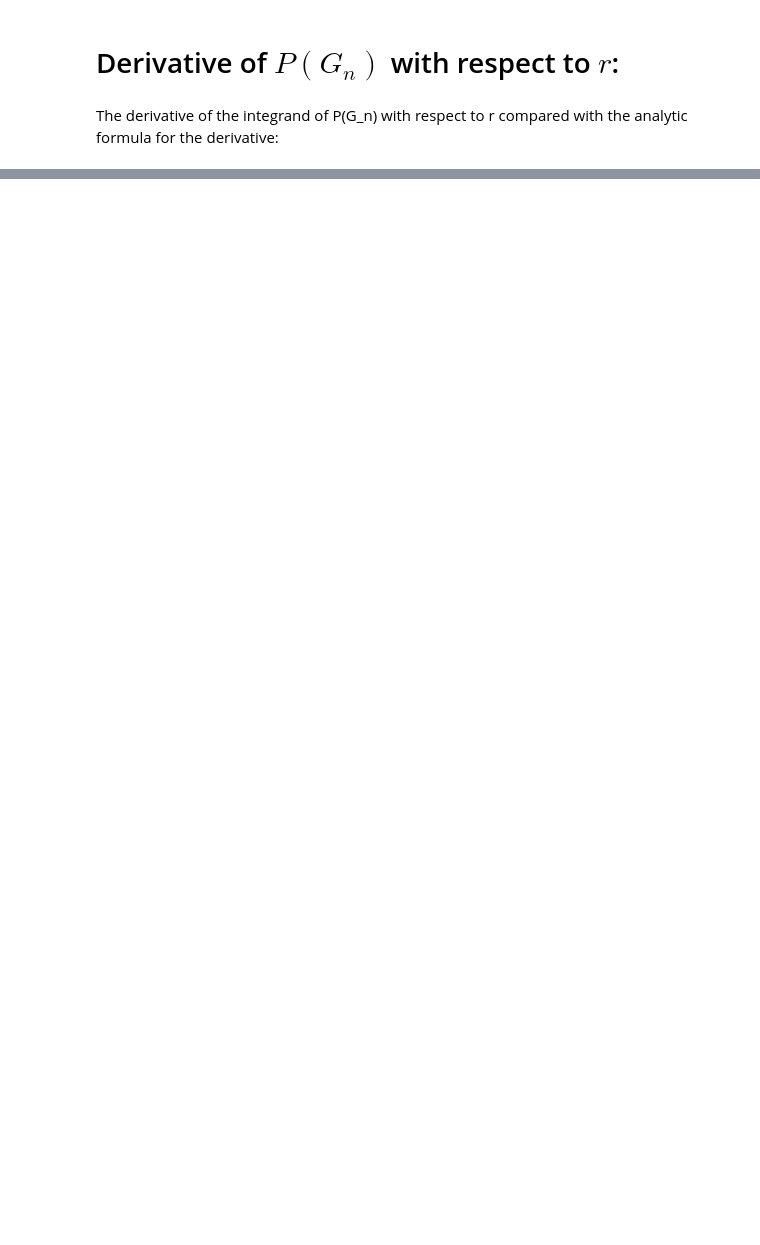
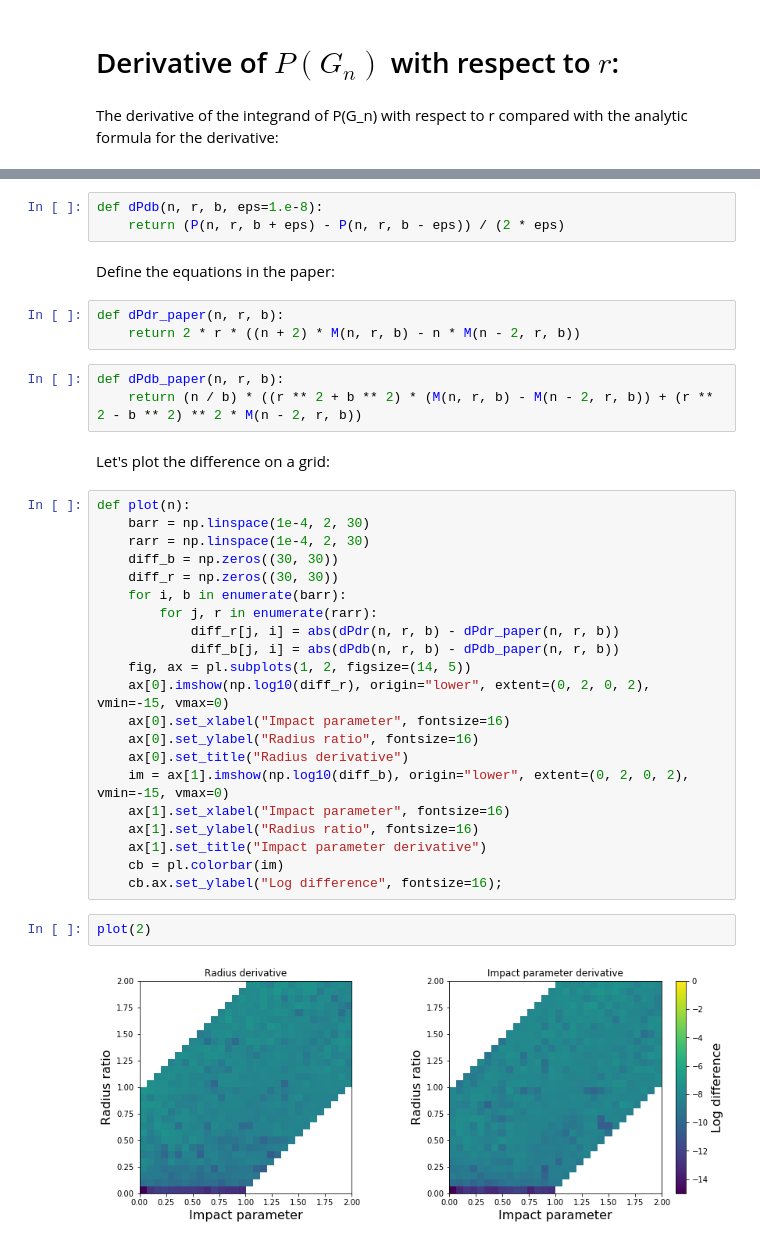
Before and after one commit to rodluger/Limbdark.jl, a Jupyter notebook: proofs/dpdr.ipynb, the cells around one changed output, grey strips where cells are left out. Cells and saved outputs as stored; diff of their text form; blank space fills up the shorter version.

```diff
--- a/proofs/dpdr.ipynb
+++ b/proofs/dpdr.ipynb
@@ -99,0 +42,38 @@ simplify(dpdr_diff)
+# %%
+def dPdb(n, r, b, eps=1.e-8):
+    return (P(n, r, b + eps) - P(n, r, b - eps)) / (2 * eps)
+# %% [markdown]
+Define the equations in the paper:
+# %%
+def dPdr_paper(n, r, b):
+    return 2 * r * ((n + 2) * M(n, r, b) - n * M(n - 2, r, b))
+# %%
+def dPdb_paper(n, r, b):
+    return (n / b) * ((r ** 2 + b ** 2) * (M(n, r, b) - M(n - 2, r, b)) + (r ** 2 - b ** 2) ** 2 * M(n - 2, r, b))
+# %% [markdown]
+Let's plot the difference on a grid:
+# %%
+def plot(n):
+    barr = np.linspace(1e-4, 2, 30)
+    rarr = np.linspace(1e-4, 2, 30)
+    diff_b = np.zeros((30, 30))
+    diff_r = np.zeros((30, 30))
+    for i, b in enumerate(barr):
+        for j, r in enumerate(rarr):
+            diff_r[j, i] = abs(dPdr(n, r, b) - dPdr_paper(n, r, b))
+            diff_b[j, i] = abs(dPdb(n, r, b) - dPdb_paper(n, r, b))
+    fig, ax = pl.subplots(1, 2, figsize=(14, 5))
+    ax[0].imshow(np.log10(diff_r), origin="lower", extent=(0, 2, 0, 2), vmin=-15, vmax=0)
+    ax[0].set_xlabel("Impact parameter", fontsize=16)
+    ax[0].set_ylabel("Radius ratio", fontsize=16)
+    ax[0].set_title("Radius derivative")
+    im = ax[1].imshow(np.log10(diff_b), origin="lower", extent=(0, 2, 0, 2), vmin=-15, vmax=0)
+    ax[1].set_xlabel("Impact parameter", fontsize=16)
+    ax[1].set_ylabel("Radius ratio", fontsize=16)
+    ax[1].set_title("Impact parameter derivative")
+    cb = pl.colorbar(im)
+    cb.ax.set_ylabel("Log difference", fontsize=16);
+# %%
+plot(2)
+# %% [output]
+[figure, added]
```
Also changed, not shown: parts of 33 cells of this notebook.
